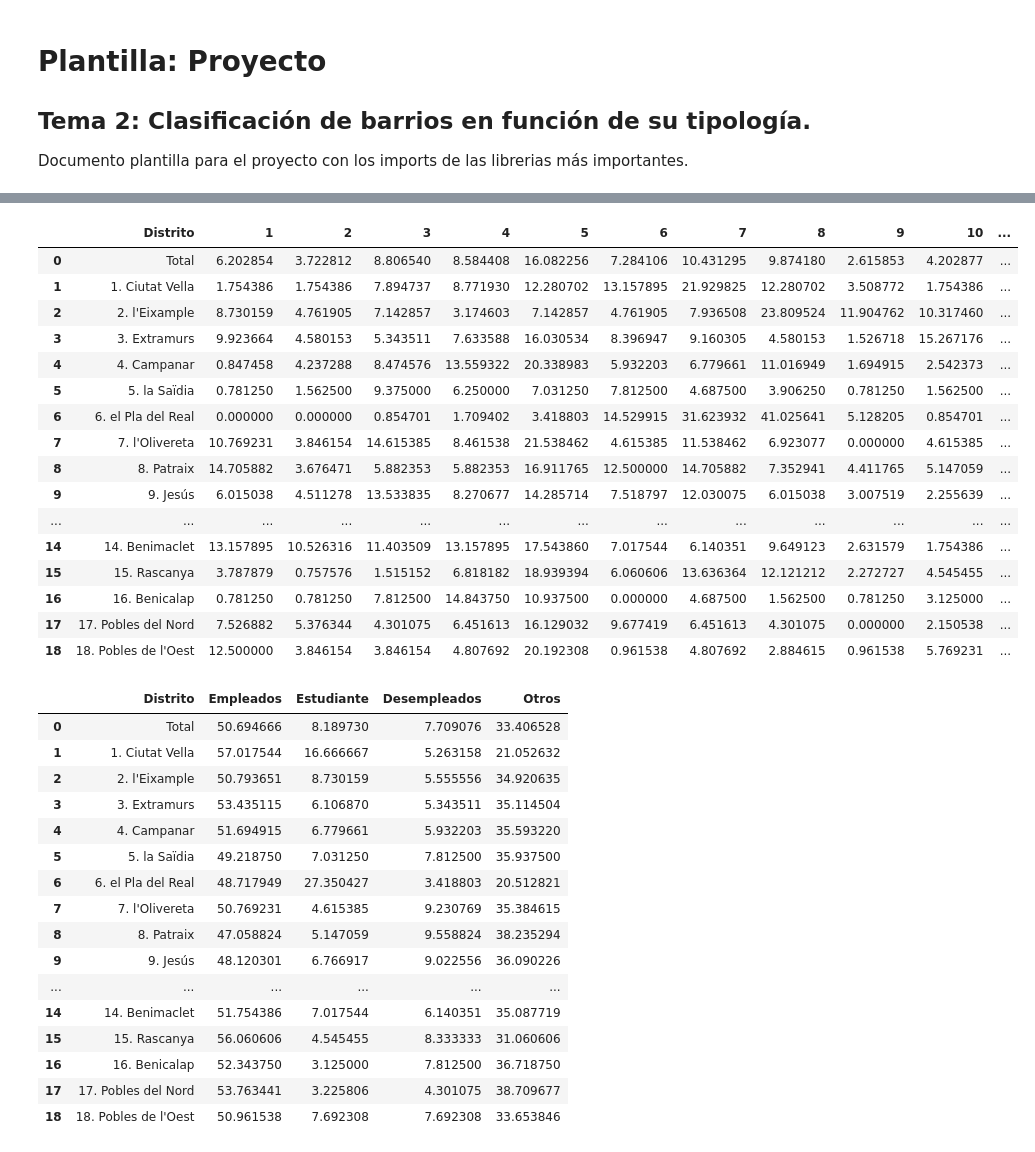
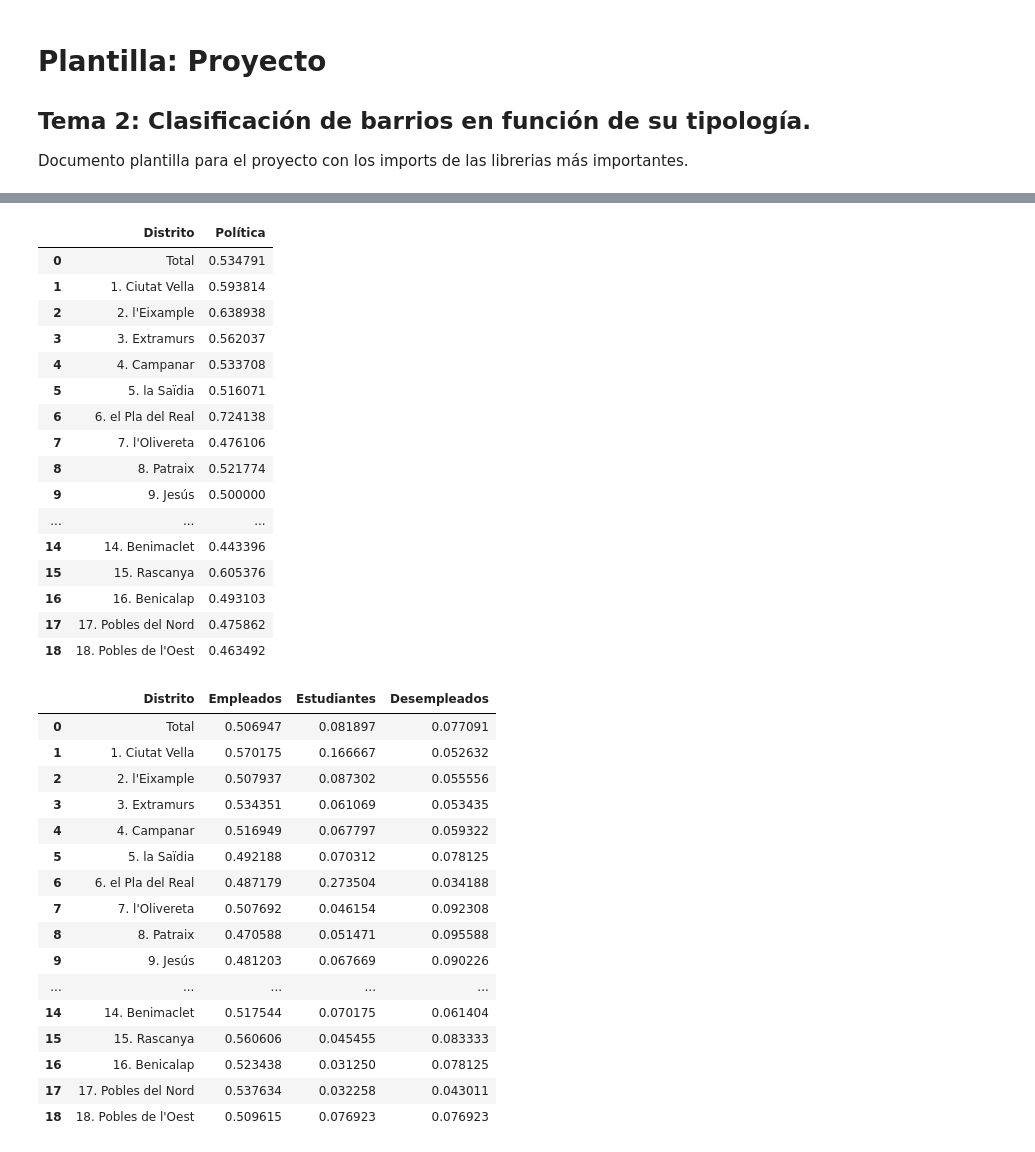
Before and after one commit to esedesam/mcd-nlp-proyecto, a Jupyter notebook: plantilla.ipynb, the cells around one changed output, grey strips where cells are left out. Saved outputs shown, nothing was run; the diff lists cells and outputs as text; code cells hidden in the pictures.

```diff
--- a/plantilla.ipynb
+++ b/plantilla.ipynb
@@ -142,64 +149,71 @@ df_extranjer.head(19)
 # %%
 df_op_politi  = pd.read_excel('docs_Carlos/Distritos23.xlsx', sheet_name=' P.37', header=8)
 # cambiar el nombre de la primera columna que hace de header a 'Distrito':
 df_op_politi.rename(columns={'Unnamed: 0':'Distrito'}, inplace=True)
-df_op_politi.rename(columns={'Unnamed: 14':'Media'}, inplace=True)
+df_op_politi.rename(columns={'Unnamed: 14':'Política'}, inplace=True)
 df_op_politi.rename(columns={'Unnamed: 15':'Desviación'}, inplace=True)
 df_op_politi.rename(columns={'Unnamed: 16':'Mediana'}, inplace=True)
+#eliminar las columans 1 a 13
+df_op_politi = df_op_politi.drop(df_op_politi.columns[1:14], axis=1)
+df_op_politi = df_op_politi.drop(df_op_politi.columns[2:], axis=1)
+df_op_politi['Política'] = df_op_politi['Política']/10
 df_op_politi.head(19)
 # %% [output]
-|  | Distrito | 1 | 2 | 3 | 4 | 5 | 6 | 7 | 8 | 9 | 10 | ... |
-| 0 | Total | 6.202854 | 3.722812 | 8.806540 | 8.584408 | 16.082256 | 7.284106 | 10.431295 | 9.874180 | 2.615853 | 4.202877 | ... |
-| 1 | 1. Ciutat Vella | 1.754386 | 1.754386 | 7.894737 | 8.771930 | 12.280702 | 13.157895 | 21.929825 | 12.280702 | 3.508772 | 1.754386 | ... |
-| 2 | 2. l'Eixample | 8.730159 | 4.761905 | 7.142857 | 3.174603 | 7.142857 | 4.761905 | 7.936508 | 23.809524 | 11.904762 | 10.317460 | ... |
-| 3 | 3. Extramurs | 9.923664 | 4.580153 | 5.343511 | 7.633588 | 16.030534 | 8.396947 | 9.160305 | 4.580153 | 1.526718 | 15.267176 | ... |
-| 4 | 4. Campanar | 0.847458 | 4.237288 | 8.474576 | 13.559322 | 20.338983 | 5.932203 | 6.779661 | 11.016949 | 1.694915 | 2.542373 | ... |
-| 5 | 5. la Saïdia | 0.781250 | 1.562500 | 9.375000 | 6.250000 | 7.031250 | 7.812500 | 4.687500 | 3.906250 | 0.781250 | 1.562500 | ... |
-| 6 | 6. el Pla del Real | 0.000000 | 0.000000 | 0.854701 | 1.709402 | 3.418803 | 14.529915 | 31.623932 | 41.025641 | 5.128205 | 0.854701 | ... |
-| 7 | 7. l'Olivereta | 10.769231 | 3.846154 | 14.615385 | 8.461538 | 21.538462 | 4.615385 | 11.538462 | 6.923077 | 0.000000 | 4.615385 | ... |
-| 8 | 8. Patraix | 14.705882 | 3.676471 | 5.882353 | 5.882353 | 16.911765 | 12.500000 | 14.705882 | 7.352941 | 4.411765 | 5.147059 | ... |
-| 9 | 9. Jesús | 6.015038 | 4.511278 | 13.533835 | 8.270677 | 14.285714 | 7.518797 | 12.030075 | 6.015038 | 3.007519 | 2.255639 | ... |
-| ... | ... | ... | ... | ... | ... | ... | ... | ... | ... | ... | ... | ... |
-| 14 | 14. Benimaclet | 13.157895 | 10.526316 | 11.403509 | 13.157895 | 17.543860 | 7.017544 | 6.140351 | 9.649123 | 2.631579 | 1.754386 | ... |
-| 15 | 15. Rascanya | 3.787879 | 0.757576 | 1.515152 | 6.818182 | 18.939394 | 6.060606 | 13.636364 | 12.121212 | 2.272727 | 4.545455 | ... |
-| 16 | 16. Benicalap | 0.781250 | 0.781250 | 7.812500 | 14.843750 | 10.937500 | 0.000000 | 4.687500 | 1.562500 | 0.781250 | 3.125000 | ... |
-| 17 | 17. Pobles del Nord | 7.526882 | 5.376344 | 4.301075 | 6.451613 | 16.129032 | 9.677419 | 6.451613 | 4.301075 | 0.000000 | 2.150538 | ... |
-| 18 | 18. Pobles de l'Oest | 12.500000 | 3.846154 | 3.846154 | 4.807692 | 20.192308 | 0.961538 | 4.807692 | 2.884615 | 0.961538 | 5.769231 | ... |
+|  | Distrito | Política |
+| 0 | Total | 0.534791 |
+| 1 | 1. Ciutat Vella | 0.593814 |
+| 2 | 2. l'Eixample | 0.638938 |
+| 3 | 3. Extramurs | 0.562037 |
+| 4 | 4. Campanar | 0.533708 |
+| 5 | 5. la Saïdia | 0.516071 |
+| 6 | 6. el Pla del Real | 0.724138 |
+| 7 | 7. l'Olivereta | 0.476106 |
+| 8 | 8. Patraix | 0.521774 |
+| 9 | 9. Jesús | 0.500000 |
+| ... | ... | ... |
+| 14 | 14. Benimaclet | 0.443396 |
+| 15 | 15. Rascanya | 0.605376 |
+| 16 | 16. Benicalap | 0.493103 |
+| 17 | 17. Pobles del Nord | 0.475862 |
+| 18 | 18. Pobles de l'Oest | 0.463492 |
 # %%
 df_s_laboral  = pd.read_excel('docs_Carlos/Distritos23.xlsx', sheet_name=' P.39', header=7)
 # cambiar el nombre de la primera columna que hace de header a 'Distrito':
 df_s_laboral.rename(columns={'Unnamed: 0':'Distrito'}, inplace=True)
 # Remombrar la segunda columna como "Empleados" (acceder a ella por indice)
 df_s_laboral.rename(columns={df_s_laboral.columns[1]:'Empleados'}, inplace=True)
+df_s_laboral.rename(columns={' Estudiante':'Estudiantes'}, inplace=True)
 # Crear columna Extra llamada "parados_b" que sea la suma de las columnas 2 y 3
 df_s_laboral['Desempleados'] = df_s_laboral.iloc[:, 2] + df_s_laboral.iloc[:, 3]
 #eliminar columnas 2 y 3
 df_s_laboral = df_s_laboral.drop(df_s_laboral.columns[2:4], axis=1)
-df_s_laboral['Otros'] = df_s_laboral.iloc[:, 3] + df_s_laboral.iloc[:, 4] + df_s_laboral.iloc[:, 5]
 #eliminar columnas 3, 4 5 y 6
 df_s_laboral = df_s_laboral.drop(df_s_laboral.columns[3:7], axis=1)
+df_s_laboral['Desempleados'] = df_s_laboral['Desempleados']/100
+df_s_laboral['Empleados'] = df_s_laboral['Empleados']/100
+df_s_laboral['Estudiantes'] = df_s_laboral['Estudiantes']/100
 df_s_laboral.head(19)
 
 
 #df_extranjer['Españoles'] = df_extranjer.iloc[:, 1] + df_extranjer.iloc[:, 2]
 # %% [output]
-|  | Distrito | Empleados | Estudiante | Desempleados | Otros |
-| 0 | Total | 50.694666 | 8.189730 | 7.709076 | 33.406528 |
-| 1 | 1. Ciutat Vella | 57.017544 | 16.666667 | 5.263158 | 21.052632 |
-| 2 | 2. l'Eixample | 50.793651 | 8.730159 | 5.555556 | 34.920635 |
-| 3 | 3. Extramurs | 53.435115 | 6.106870 | 5.343511 | 35.114504 |
-| 4 | 4. Campanar | 51.694915 | 6.779661 | 5.932203 | 35.593220 |
-| 5 | 5. la Saïdia | 49.218750 | 7.031250 | 7.812500 | 35.937500 |
-| 6 | 6. el Pla del Real | 48.717949 | 27.350427 | 3.418803 | 20.512821 |
-| 7 | 7. l'Olivereta | 50.769231 | 4.615385 | 9.230769 | 35.384615 |
-| 8 | 8. Patraix | 47.058824 | 5.147059 | 9.558824 | 38.235294 |
-| 9 | 9. Jesús | 48.120301 | 6.766917 | 9.022556 | 36.090226 |
-| ... | ... | ... | ... | ... | ... |
-| 14 | 14. Benimaclet | 51.754386 | 7.017544 | 6.140351 | 35.087719 |
-| 15 | 15. Rascanya | 56.060606 | 4.545455 | 8.333333 | 31.060606 |
-| 16 | 16. Benicalap | 52.343750 | 3.125000 | 7.812500 | 36.718750 |
-| 17 | 17. Pobles del Nord | 53.763441 | 3.225806 | 4.301075 | 38.709677 |
-| 18 | 18. Pobles de l'Oest | 50.961538 | 7.692308 | 7.692308 | 33.653846 |
+|  | Distrito | Empleados | Estudiantes | Desempleados |
+| 0 | Total | 0.506947 | 0.081897 | 0.077091 |
+| 1 | 1. Ciutat Vella | 0.570175 | 0.166667 | 0.052632 |
+| 2 | 2. l'Eixample | 0.507937 | 0.087302 | 0.055556 |
+| 3 | 3. Extramurs | 0.534351 | 0.061069 | 0.053435 |
+| 4 | 4. Campanar | 0.516949 | 0.067797 | 0.059322 |
+| 5 | 5. la Saïdia | 0.492188 | 0.070312 | 0.078125 |
+| 6 | 6. el Pla del Real | 0.487179 | 0.273504 | 0.034188 |
+| 7 | 7. l'Olivereta | 0.507692 | 0.046154 | 0.092308 |
+| 8 | 8. Patraix | 0.470588 | 0.051471 | 0.095588 |
+| 9 | 9. Jesús | 0.481203 | 0.067669 | 0.090226 |
+| ... | ... | ... | ... | ... |
+| 14 | 14. Benimaclet | 0.517544 | 0.070175 | 0.061404 |
+| 15 | 15. Rascanya | 0.560606 | 0.045455 | 0.083333 |
+| 16 | 16. Benicalap | 0.523438 | 0.031250 | 0.078125 |
+| 17 | 17. Pobles del Nord | 0.537634 | 0.032258 | 0.043011 |
+| 18 | 18. Pobles de l'Oest | 0.509615 | 0.076923 | 0.076923 |
 # %%
 df_ingresos = pd.read_excel('docs_Carlos/Distritos23.xlsx', sheet_name=' P.43', header=8)
 df_ingresos.rename(columns={'Unnamed: 0':'Distrito'}, inplace=True)
```
Also changed, not shown: parts of 21 cells of this notebook.
